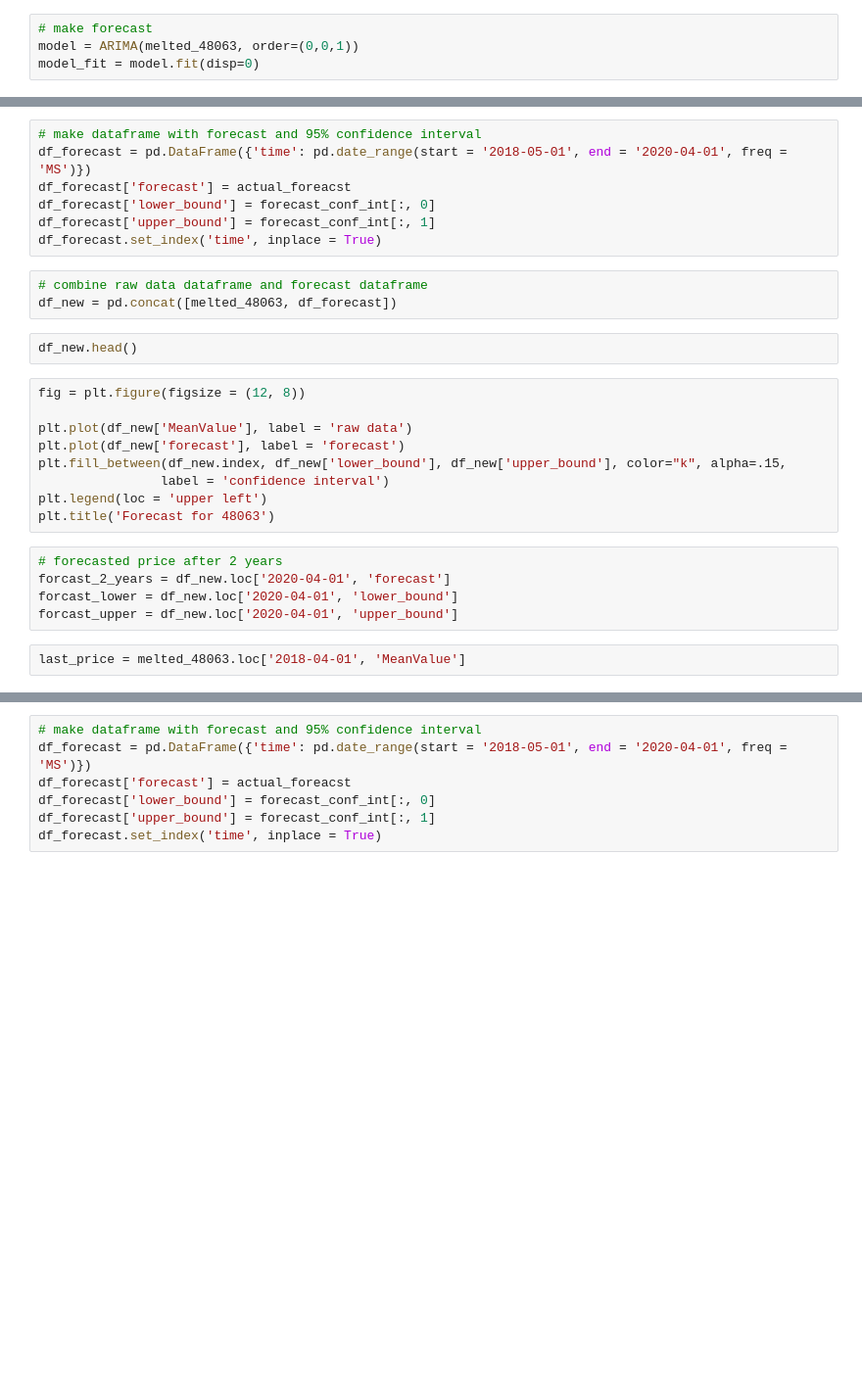
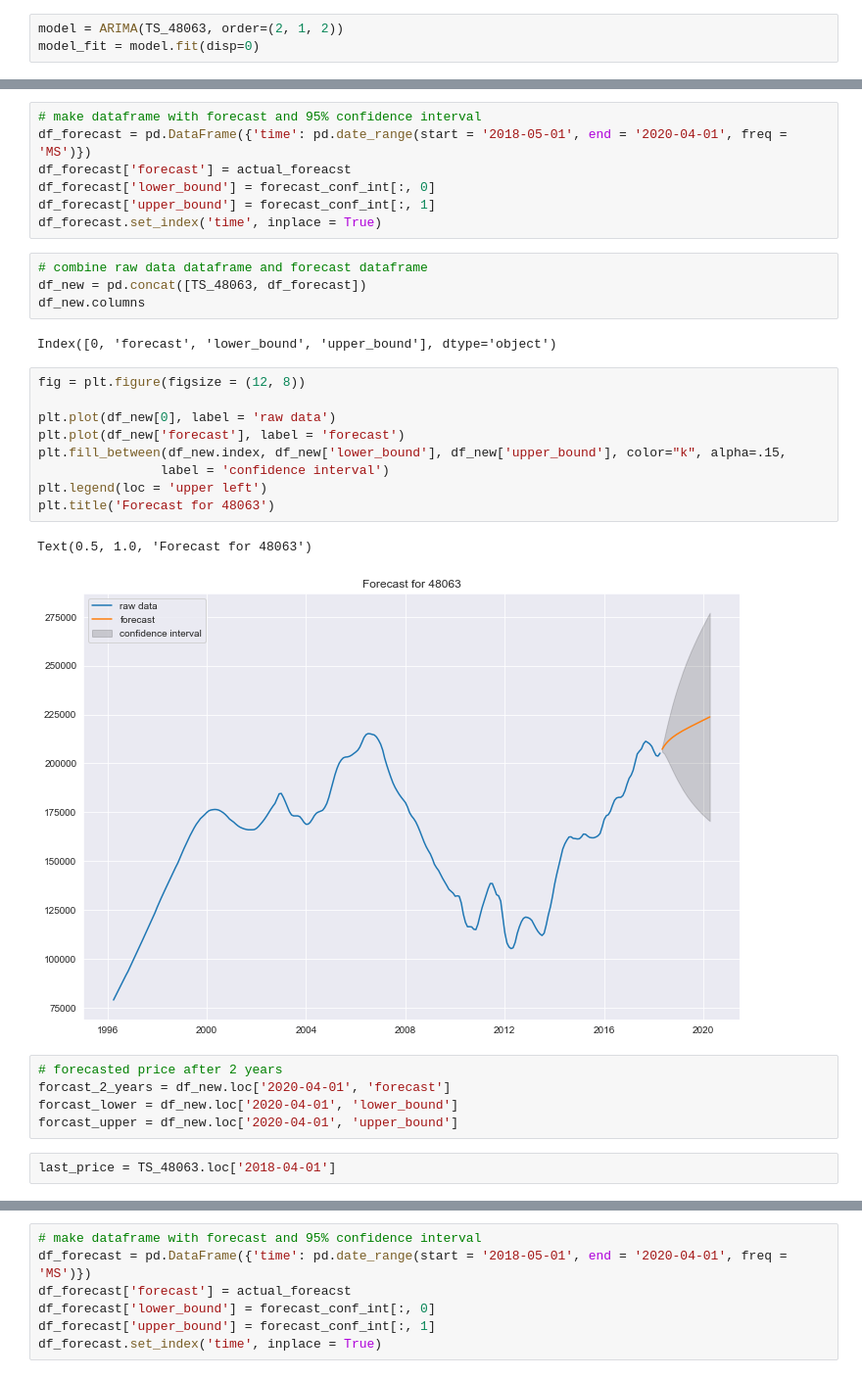
Before and after one commit to lambertmk/Time-Series-using-ARIMA-and-Zillow-housing-data, a Jupyter notebook: mod_4_starter_notebook.ipynb, the cells around one changed output, grey strips where cells are left out. Shown at 98% size. Drawn from its saved outputs; the diff is of its cells as text; blank space fills up the shorter version.

Commit message:
Completed forecast corrections, changed to ARIMA.

```diff
--- a/mod_4_starter_notebook.ipynb
+++ b/mod_4_starter_notebook.ipynb
@@ -698,6 +476,5 @@ melted_48063.tail()
 # %%
-# make forecast
-model = ARIMA(melted_48063, order=(0,0,1))
+model = ARIMA(TS_48063, order=(2, 1, 2))
 model_fit = model.fit(disp=0)
 # %%
 forecast = model_fit.forecast(24)
@@ -713,25 +490,29 @@ df_forecast['upper_bound'] = forecast_conf_int[:, 1]
 df_forecast.set_index('time', inplace = True)
 # %%
 # combine raw data dataframe and forecast dataframe
-df_new = pd.concat([melted_48063, df_forecast])
+df_new = pd.concat([TS_48063, df_forecast])
+df_new.columns
+# %% [output]
+Index([0, 'forecast', 'lower_bound', 'upper_bound'], dtype='object')
-# %%
-df_new.head()
 # %%
 fig = plt.figure(figsize = (12, 8))
 
-plt.plot(df_new['MeanValue'], label = 'raw data')
+plt.plot(df_new[0], label = 'raw data')
 plt.plot(df_new['forecast'], label = 'forecast')
 plt.fill_between(df_new.index, df_new['lower_bound'], df_new['upper_bound'], color="k", alpha=.15,
                 label = 'confidence interval')
 plt.legend(loc = 'upper left')
 plt.title('Forecast for 48063')
+# %% [output]
+Text(0.5, 1.0, 'Forecast for 48063')
+[figure, added]
 # %%
 # forecasted price after 2 years
 forcast_2_years = df_new.loc['2020-04-01', 'forecast']
 forcast_lower = df_new.loc['2020-04-01', 'lower_bound']
 forcast_upper = df_new.loc['2020-04-01', 'upper_bound']
 # %%
-last_price = melted_48063.loc['2018-04-01', 'MeanValue']
+last_price = TS_48063.loc['2018-04-01']
 # %%
 predicted_percent_change = (forcast_2_years - last_price) / last_price
 print(f' I would expect a  {np.round(predicted_percent_change * 100, 4)}% return on my investment in 48063')
```
Also changed, not shown: parts of 112 cells of this notebook.
